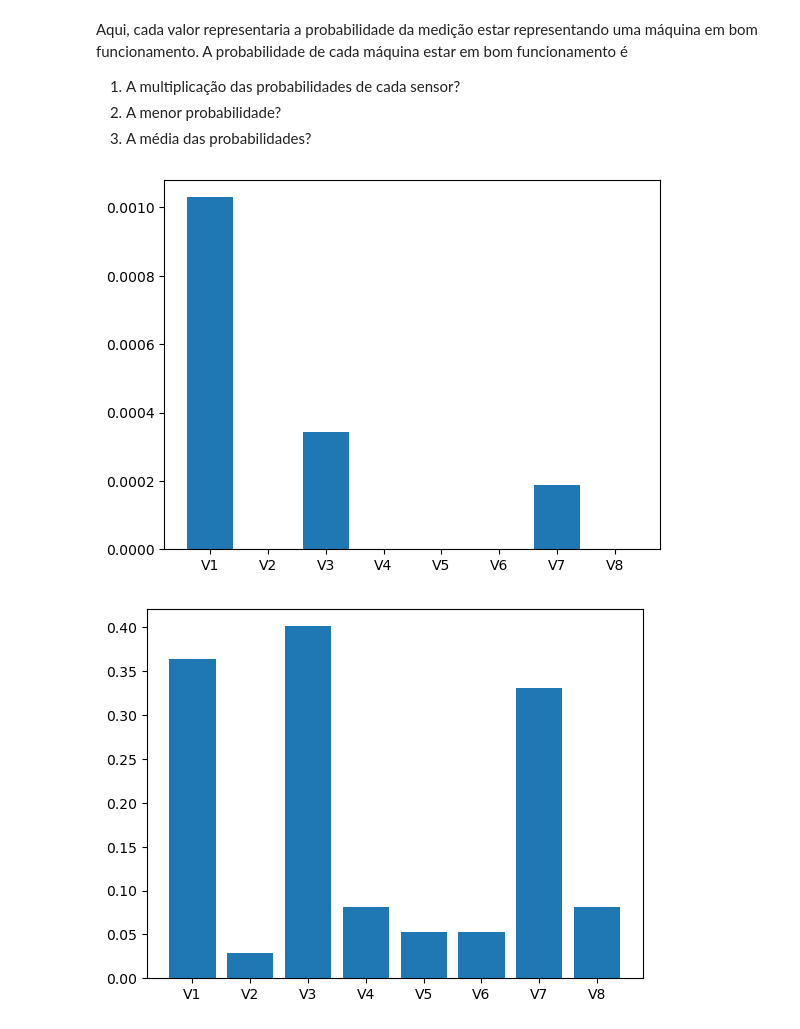
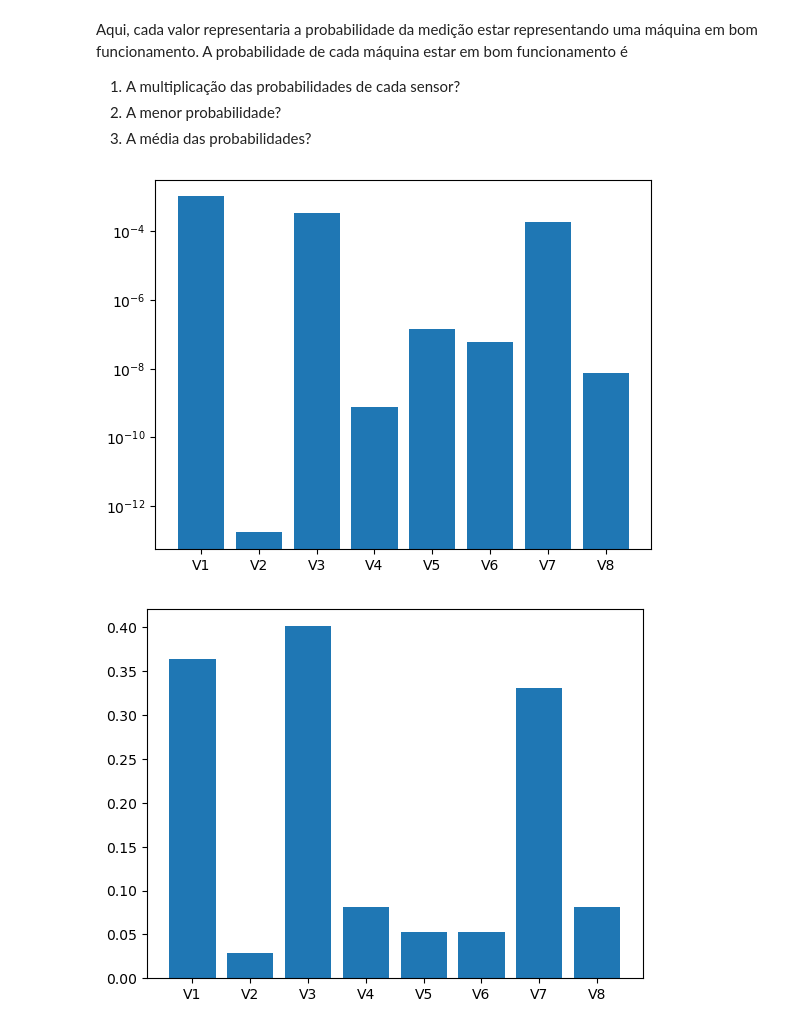
Before and after one commit to nikinuk/Exercicio_Sensores, a Jupyter notebook: Exercicio_2408.ipynb, the cells around one changed output. Cells and saved outputs as stored; diff of their text form; code cells hidden in the pictures.

```diff
--- a/Exercicio_2408.ipynb
+++ b/Exercicio_2408.ipynb
@@ -145,18 +145,19 @@ Aqui, cada valor representaria a probabilidade da medição estar representando
 # %%
 # 1 - Multiplicação
 
 import matplotlib.pyplot as plt
 
 tprobs = probs.transpose()
 total_prob = tprobs[1]
 for col in tprobs.columns[1:]:
     total_prob = total_prob * tprobs[col]
 
 fig, ax = plt.subplots()
+plt.yscale('log')
 ax.bar(total_prob.index, total_prob.values)
 plt.show()
 # %% [output]
-[figure, old version]
+[figure, new version]
 # %%
 # 2 - Mais baixa prob
 fig, ax = plt.subplots()
```
Also changed, not shown: parts of 1 cell of this notebook.
